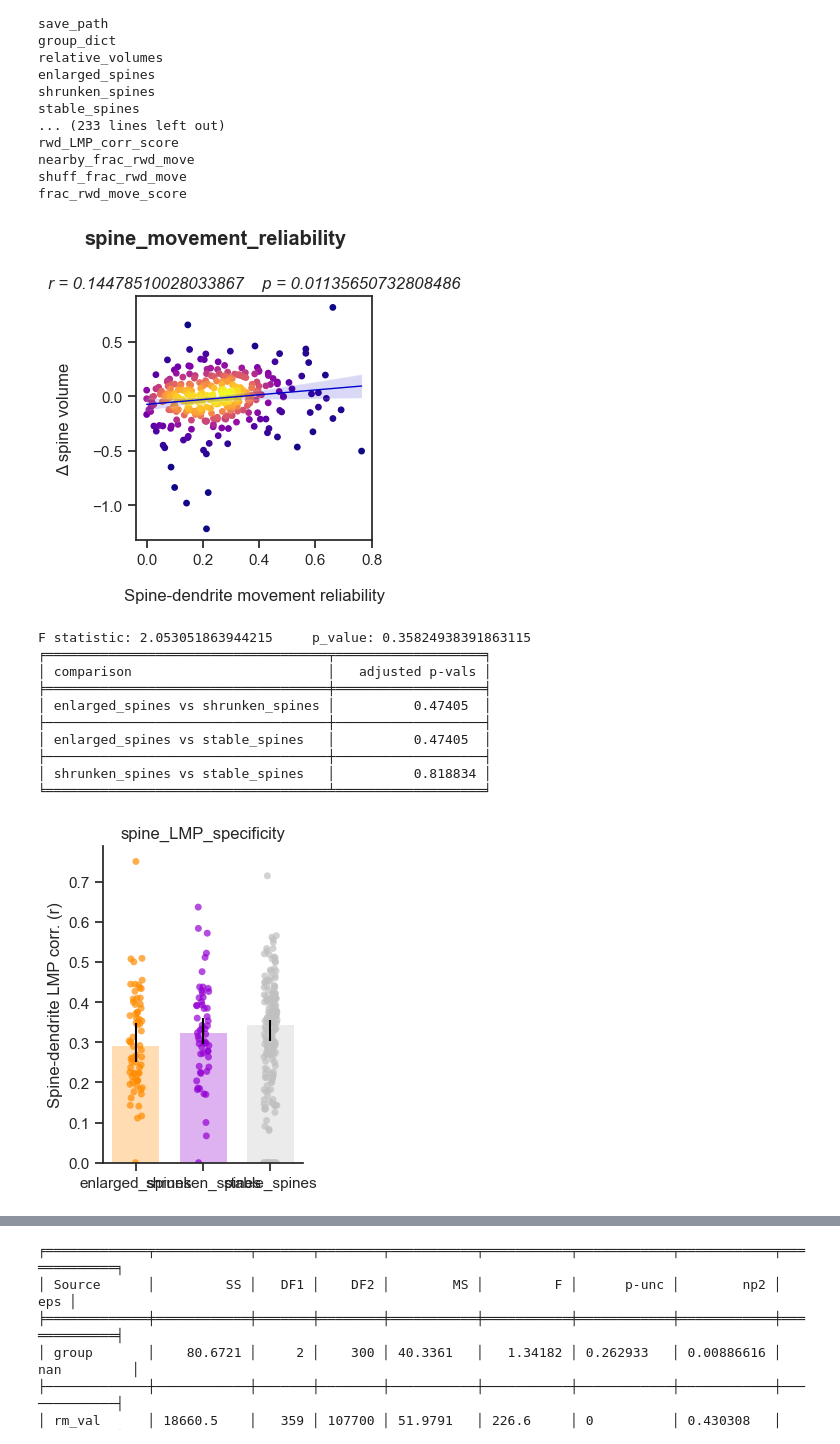
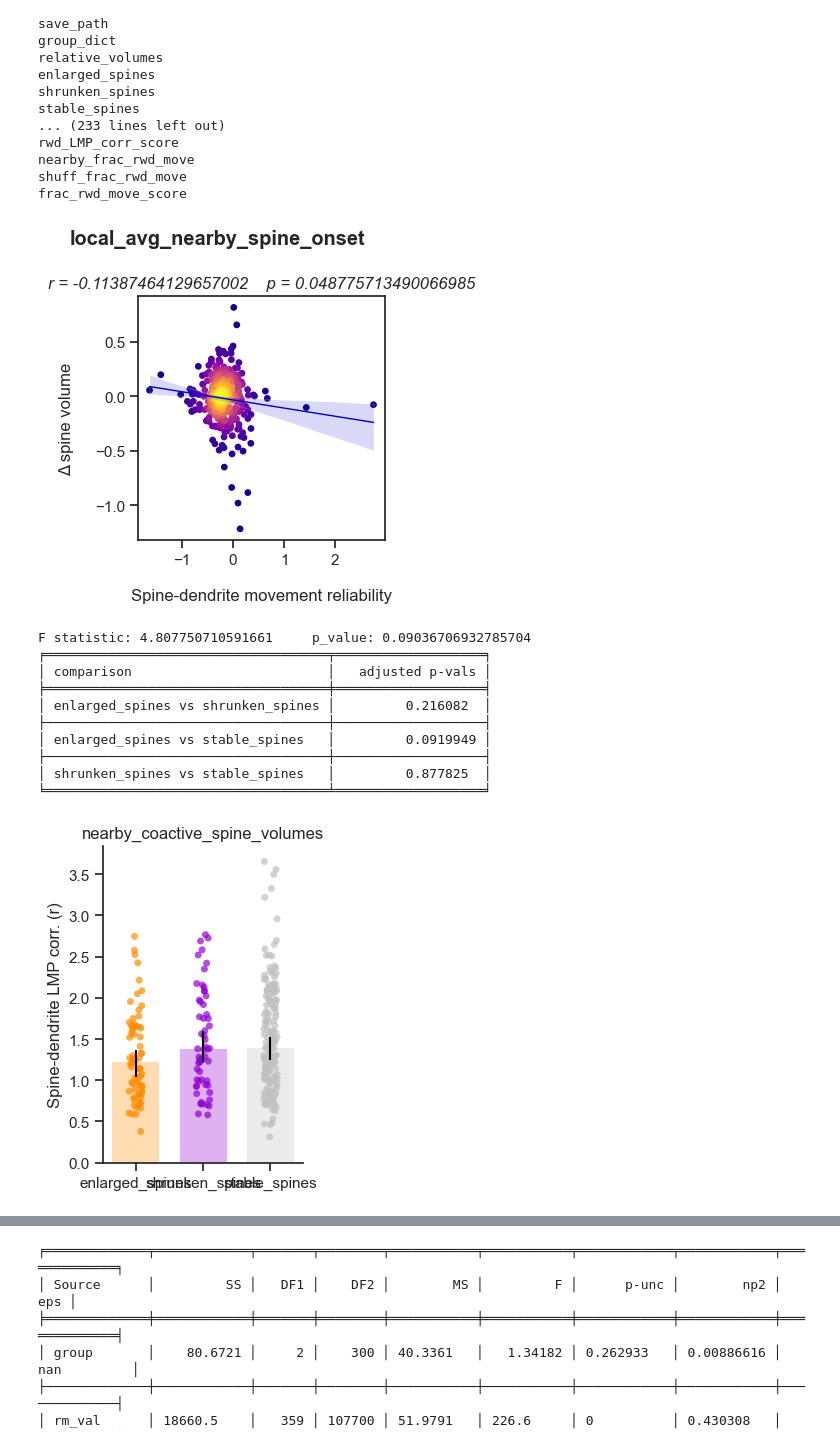
Before and after one commit to wjakewright/Lab_Analyses, a Jupyter notebook: Lab_Analyses/Spine_Analysis/Batch_Coactivity_Analysis.ipynb, the cells around one changed output, grey strips where cells are left out. Cells and saved outputs as stored; diff of their text form; code cells hidden in the pictures.

```diff
--- a/Lab_Analyses/Spine_Analysis/Batch_Coactivity_Analysis.ipynb
+++ b/Lab_Analyses/Spine_Analysis/Batch_Coactivity_Analysis.ipynb
@@ -324,7 +324,7 @@ frac_rwd_move_score
 # %%
 # Correlation Plots
 plot_data.plot_volume_correlation(
-    variable_name="spine_movement_reliability",
+    variable_name="local_avg_nearby_spine_onset",
     volume_type="relative_volume",
     CI=95,
     figsize=(3.7,4),
@@ -343,43 +343,43 @@ plot_data.plot_volume_correlation(
     save_path=figure_path
 )
 # %% [output]
-[figure, old version]
+[figure, new version]
 # %%
 # Group mean activity plots
 plot_data.plot_group_scatter_plot(
-    variable_name="spine_LMP_specificity",
+    variable_name="nearby_coactive_spine_volumes",
     group_type="plastic_spines",
     mean_type="median",
     err_type="CI",
     figsize=(3,4),
     ytitle="Spine-dendrite LMP corr. (r)",
     ylim=None,
     s_colors=["darkorange", "darkviolet", "silver"],
     s_size=5,
     s_alpha=0.7,
     b_colors=["darkorange", "darkviolet", "silver"],
     b_edgecolors = "black",
     b_err_colors="black",
     b_width=0.7,
     b_linewidth=0,
     b_alpha=0.3,
     test_type="nonparametric",
     test_method="holm-sidak",
     save=False,
     save_path=figure_path,
 )
 # %% [output]
-F statistic: 2.053051863944215     p_value: 0.35824938391863115
+F statistic: 4.807750710591661     p_value: 0.09036706932785704
 ╒════════════════════════════════════╤═══════════════════╕
 │ comparison                         │   adjusted p-vals │
 ╞════════════════════════════════════╪═══════════════════╡
-│ enlarged_spines vs shrunken_spines │          0.47405  │
+│ enlarged_spines vs shrunken_spines │         0.216082  │
 ├────────────────────────────────────┼───────────────────┤
-│ enlarged_spines vs stable_spines   │          0.47405  │
+│ enlarged_spines vs stable_spines   │         0.0919949 │
 ├────────────────────────────────────┼───────────────────┤
-│ shrunken_spines vs stable_spines   │          0.818834 │
+│ shrunken_spines vs stable_spines   │         0.877825  │
 ╘════════════════════════════════════╧═══════════════════╛
-[figure, old version]
+[figure, new version]
 # %%
 
 plot_data.plot_multi_group_scatter_plots(
```
Also changed, not shown: parts of 2 cells of this notebook.
